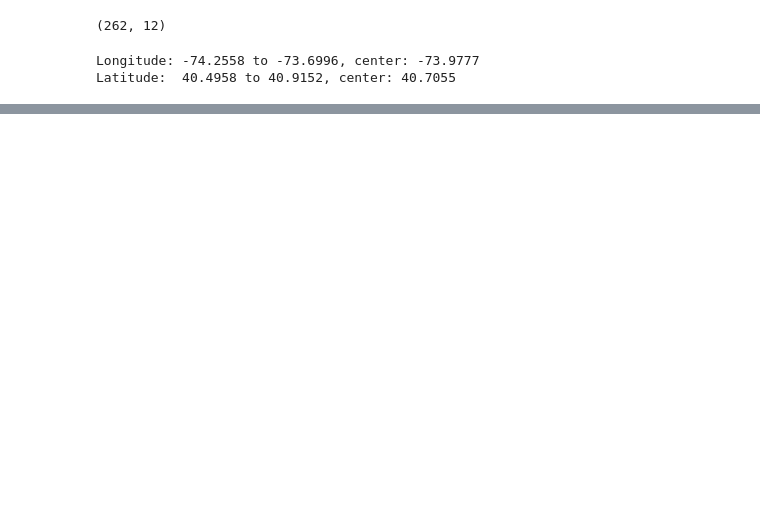
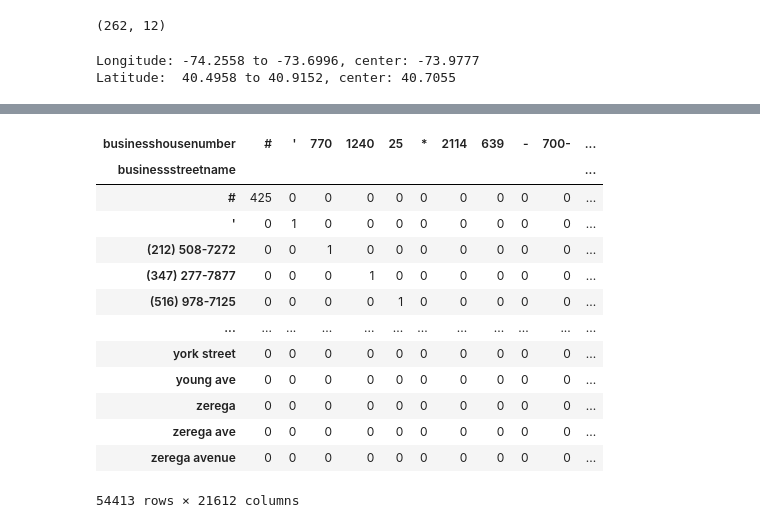
Before and after one commit to mariatmvendas/sdata_project, a Jupyter notebook: build_datasets.ipynb, the cells around one changed output, grey strips where cells are left out. Saved outputs shown, nothing was run; the diff lists cells and outputs as text; code cells hidden in the pictures; blank space fills up the shorter version.

```diff
--- a/build_datasets.ipynb
+++ b/build_datasets.ipynb
@@ -590,0 +599,12 @@ In short: your dataset has records using USPS ZIP code 11249, but your GeoJSON u
+# %%
+base_url_complaints = "https://data.cityofnewyork.us/resource/feu5-w2e2.json"
+
+params_complaints = {
+    "$select": "registrationcontactid, registrationid, type, contactdescription, corporationname, businessstreetname, businesshousenumber",
+    "$limit": 10000000
+}
+
+response = requests.get(base_url_complaints, params=params_complaints)
+data = response.json()
+df_contacts = pd.DataFrame(data)
+df_contacts.head(10)
@@ -590,0 +656,17 @@ In short: your dataset has records using USPS ZIP code 11249, but your GeoJSON u
+# %%
+df_contacts.groupby(["businessstreetname", "businesshousenumber"]).size().unstack(fill_value=0)
+# %% [output]
+| businesshousenumber | # | ' | 770 | 1240 | 25 | * | 2114 | 639 | - | 700- | ... |
+| businessstreetname |  |  |  |  |  |  |  |  |  |  | ... |
+| # | 425 | 0 | 0 | 0 | 0 | 0 | 0 | 0 | 0 | 0 | ... |
+| ' | 0 | 1 | 0 | 0 | 0 | 0 | 0 | 0 | 0 | 0 | ... |
+| (212) 508-7272 | 0 | 0 | 1 | 0 | 0 | 0 | 0 | 0 | 0 | 0 | ... |
+| (347) 277-7877 | 0 | 0 | 0 | 1 | 0 | 0 | 0 | 0 | 0 | 0 | ... |
+| (516) 978-7125 | 0 | 0 | 0 | 0 | 1 | 0 | 0 | 0 | 0 | 0 | ... |
+| ... | ... | ... | ... | ... | ... | ... | ... | ... | ... | ... | ... |
+| york street | 0 | 0 | 0 | 0 | 0 | 0 | 0 | 0 | 0 | 0 | ... |
+| young ave | 0 | 0 | 0 | 0 | 0 | 0 | 0 | 0 | 0 | 0 | ... |
+| zerega | 0 | 0 | 0 | 0 | 0 | 0 | 0 | 0 | 0 | 0 | ... |
+| zerega ave | 0 | 0 | 0 | 0 | 0 | 0 | 0 | 0 | 0 | 0 | ... |
+| zerega avenue | 0 | 0 | 0 | 0 | 0 | 0 | 0 | 0 | 0 | 0 | ... |
+54413 rows × 21612 columns
```
Also changed, not shown: parts of 18 cells of this notebook, 1 other file.
